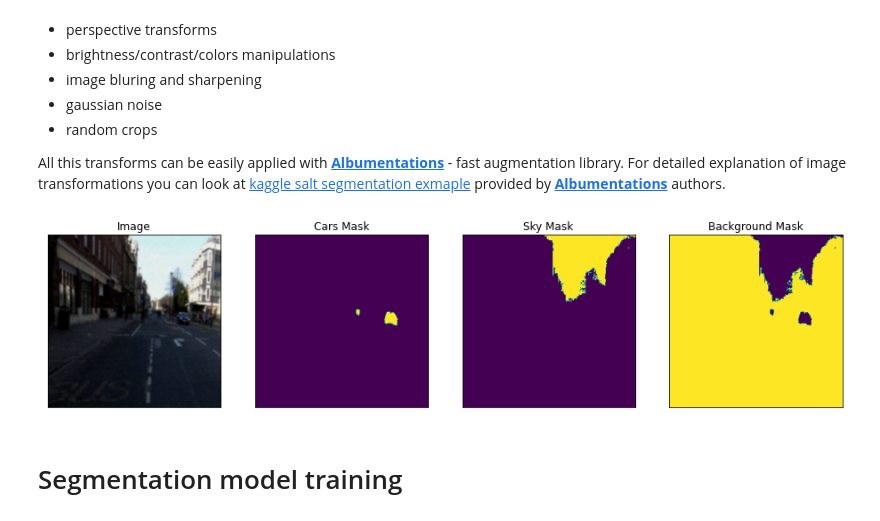
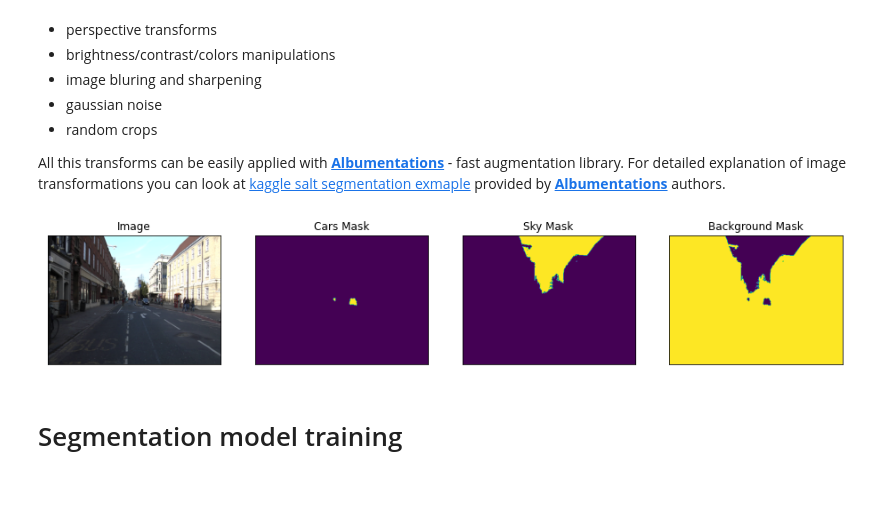
Before and after one commit to sachinkmohan/segmentation_models, a Jupyter notebook: examples/binary segmentation (camvid).ipynb, the cells around one changed output. Saved outputs shown, nothing was run; the diff lists cells and outputs as text; code cells hidden in the pictures; blank space fills up the shorter version.

```diff
--- a/examples/binary segmentation (camvid).ipynb
+++ b/examples/binary segmentation (camvid).ipynb
@@ -32,5 +34,5 @@ Using TensorFlow backend.
 # %%
-DATA_DIR = './data/CamVid/'
+DATA_DIR = '/home/mohan/git/datasets/CamVid/'
 
 # load repo with data if it is not exists
 if not os.path.exists(DATA_DIR):
@@ -288,17 +290,18 @@ def get_preprocessing(preprocessing_fn):
     return A.Compose(_transform)
 # %%
 # Lets look at augmented data we have
-dataset = Dataset(x_train_dir, y_train_dir, classes=['car', 'sky'], augmentation=get_training_augmentation())
+#dataset = Dataset(x_train_dir, y_train_dir, classes=['car', 'sky'], augmentation=get_training_augmentation())
+dataset = Dataset(x_train_dir, y_train_dir, classes=['car', 'sky'])
 
 image, mask = dataset[12] # get some sample
 visualize(
     image=image,
     cars_mask=mask[..., 0].squeeze(),
     sky_mask=mask[..., 1].squeeze(),
     background_mask=mask[..., 2].squeeze(),
 )
 # %% [output]
-[figure, old version]
+[figure, new version]
 # %%
 !pip install -U albumentations[imgaug]
 # %% [markdown]
```
Also changed, not shown: parts of 9 cells of this notebook, 5 other files.
